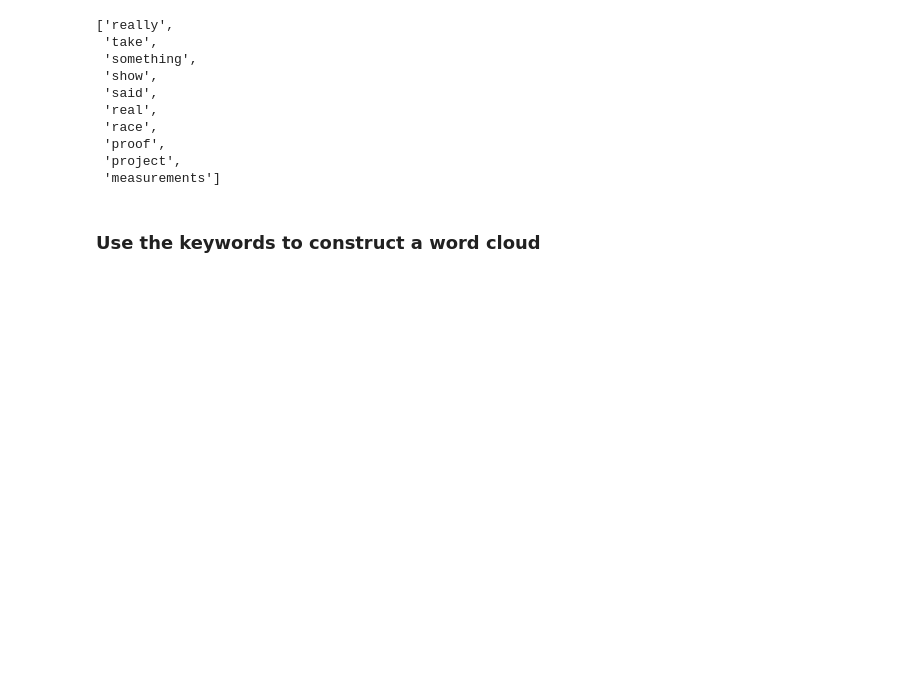
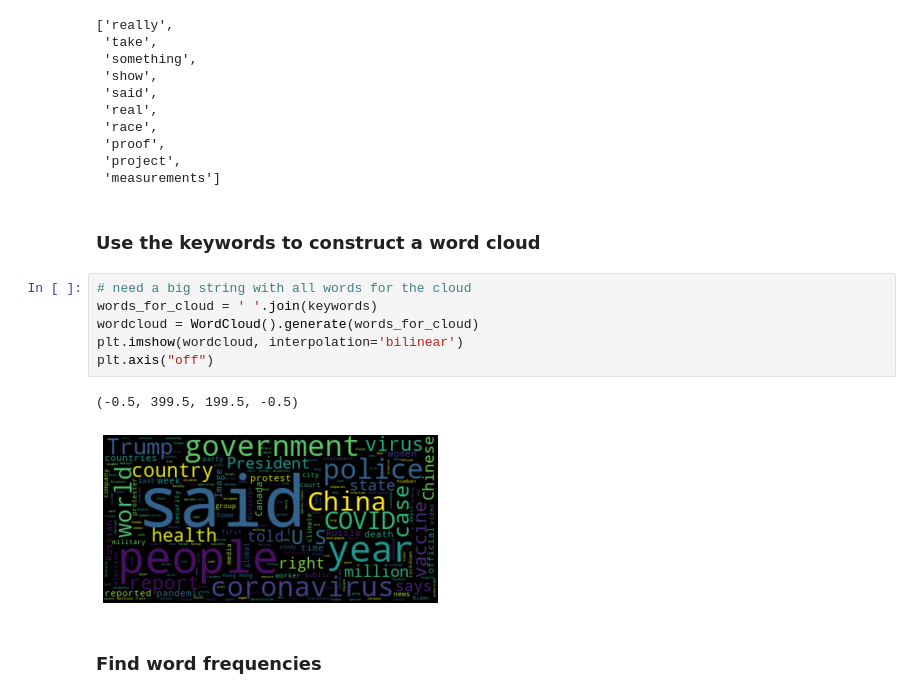
Before and after one commit to MarkyMan4/news-nlp-analysis, a Jupyter notebook: notebooks/word_cloud.ipynb, the cells around one changed output. Cells and saved outputs as stored; diff of their text form; blank space fills up the shorter version.

Commit message:
made word cloud, show term frequencies as bar chart

```diff
--- a/notebooks/word_cloud.ipynb
+++ b/notebooks/word_cloud.ipynb
@@ -46,3 +48,14 @@ keywords[:10]
  'measurements']
 # %% [markdown]
 ### Use the keywords to construct a word cloud
+# %%
+# need a big string with all words for the cloud
+words_for_cloud = ' '.join(keywords)
+wordcloud = WordCloud().generate(words_for_cloud)
+plt.imshow(wordcloud, interpolation='bilinear')
+plt.axis("off")
+# %% [output]
+(-0.5, 399.5, 199.5, -0.5)
+[figure, added]
+# %% [markdown]
+### Find word frequencies
```
Also changed, not shown: parts of 5 cells of this notebook.
